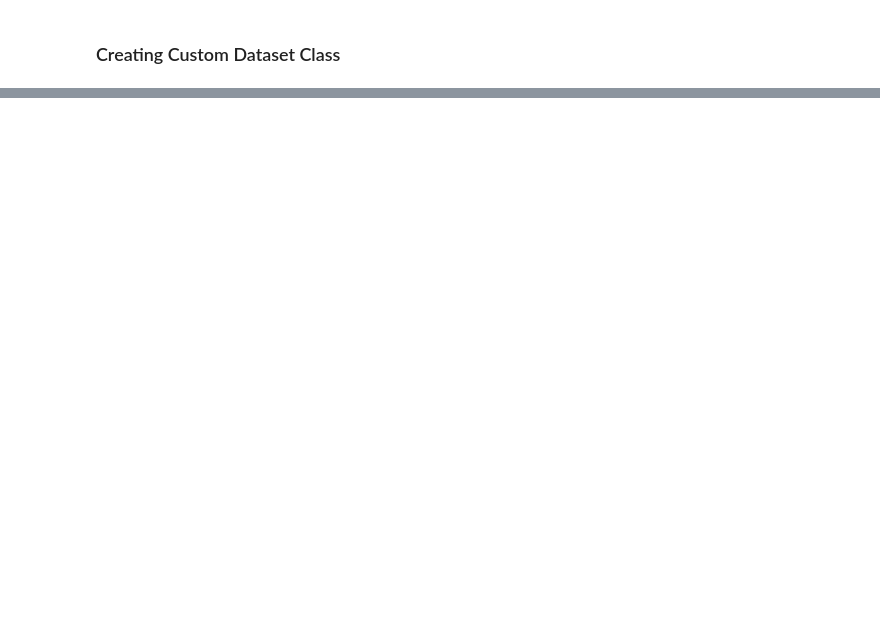
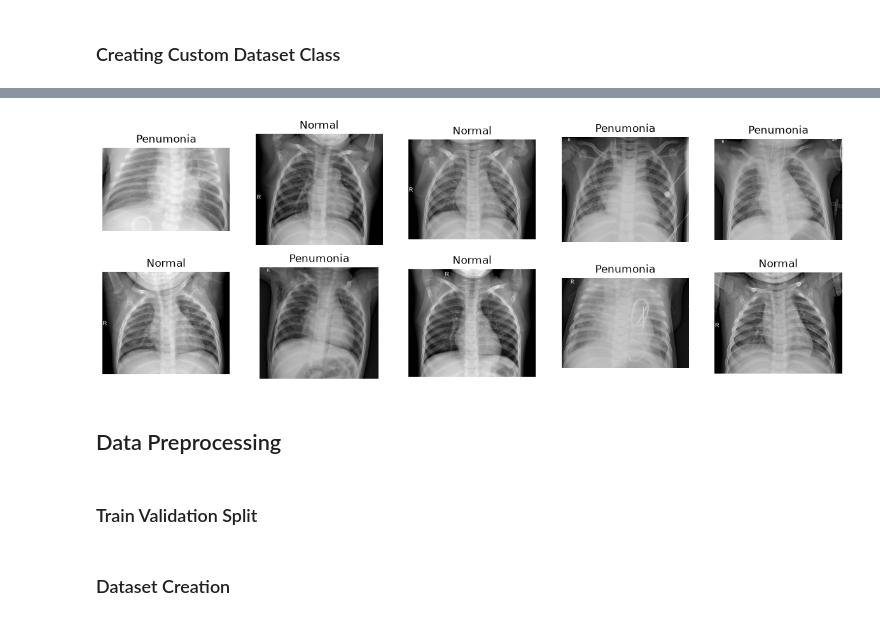
Before and after one commit to ShrDar/Pneumonia-Classifier-CNN, a Jupyter notebook: backend/notebooks/pneumonia_classifier_pytorch.ipynb, the cells around one changed output, grey strips where cells are left out. Saved outputs shown, nothing was run; the diff lists cells and outputs as text; code cells hidden in the pictures; blank space fills up the shorter version.

```diff
--- a/backend/notebooks/pneumonia_classifier_pytorch.ipynb
+++ b/backend/notebooks/pneumonia_classifier_pytorch.ipynb
@@ -98,0 +115,17 @@ test_dataset = ImageFolder(
+# %%
+fig, axes = plt.subplots(2, 5, figsize = (15, 5))
+
+for i in range(2):
+    for j in range(5):
+        rand_int = random.randint(0, len(full_train_dataset) - 1)
+        img, label = full_train_dataset[rand_int]
+
+        axes[i, j].set_title("Normal" if label == 0 else "Penumonia")
+        axes[i, j].imshow(img, cmap = "gray")
+        axes[i, j].axis("off")
+# %% [output]
+[figure, added]
+# %% [markdown]
+## Data Preprocessing
+# %% [markdown]
+### Train Validation Split
@@ -98,0 +143,2 @@ test_dataset = ImageFolder(
+# %% [markdown]
+### Dataset Creation
```
Also changed, not shown: parts of 22 cells of this notebook.
